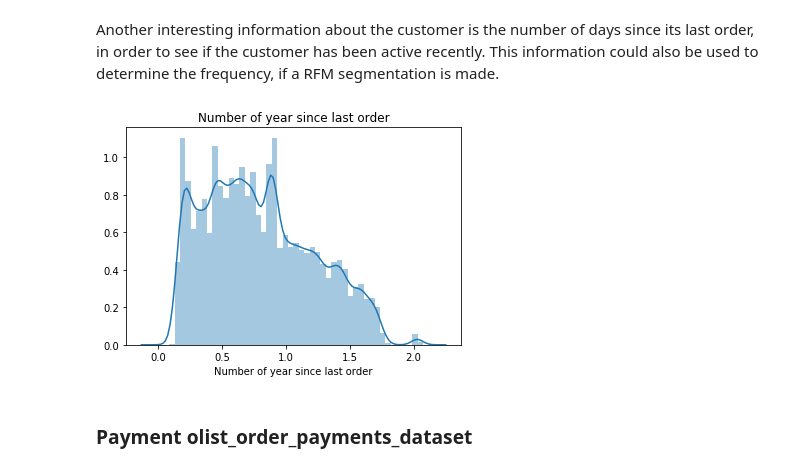
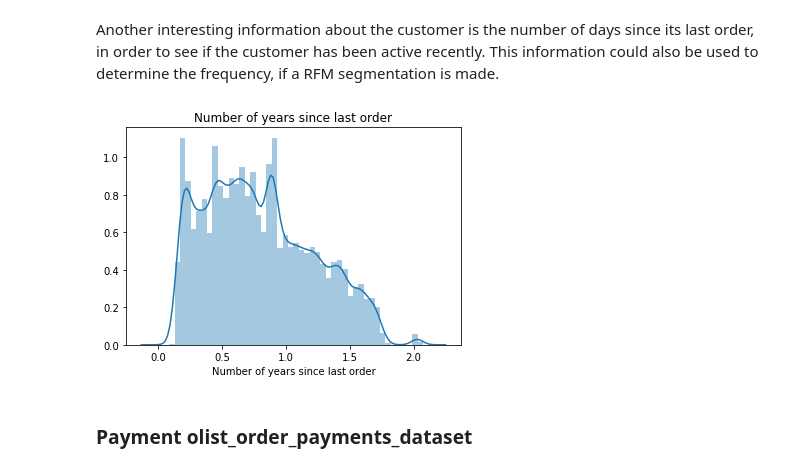
Before and after one commit to JulesLB/OpenClassroomsProject, a Jupyter notebook: Project5/Project5_Exploratory.ipynb, the cells around one changed output. Drawn from its saved outputs; the diff is of its cells as text; code cells hidden in the pictures.

```diff
--- a/Project5/Project5_Exploratory.ipynb
+++ b/Project5/Project5_Exploratory.ipynb
@@ -112,11 +112,11 @@ df_order['nb_days_last_order'] = df_order['order_purchase_timestamp'].apply(lamb
 # %%
 #Number of days since last order per order
 g = sns.distplot(df_order['nb_days_last_order']/365)
-g.set_title('Number of year since last order')
-g.set_xlabel('Number of year since last order')
+g.set_title('Number of years since last order')
+g.set_xlabel('Number of years since last order')
 plt.show()
 # %% [output]
-[figure, old version]
+[figure, new version]
 # %%
 #For merging purpose, we will only keep interesting features
 to_drop = ['order_purchase_timestamp', 'order_delivered_carrier_date','order_estimated_delivery_date', 'order_delivered_customer_date',
```
Also changed, not shown: parts of 26 cells of this notebook.
